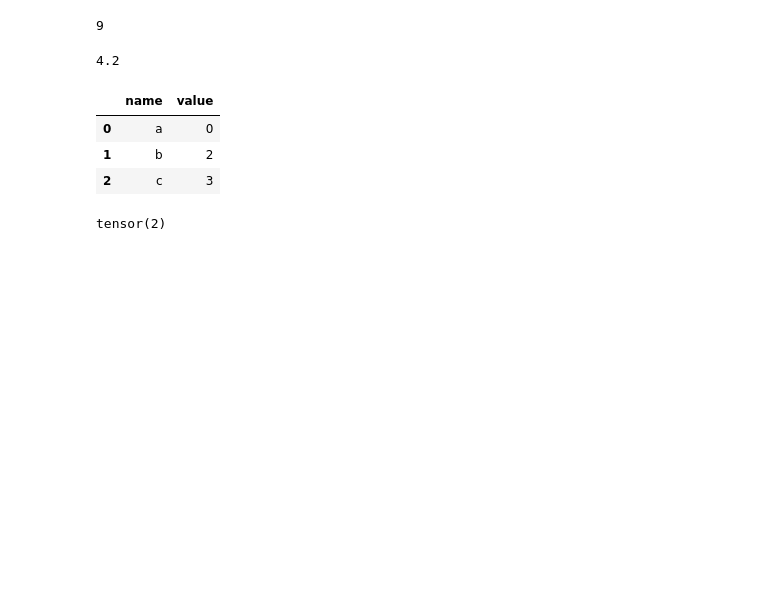
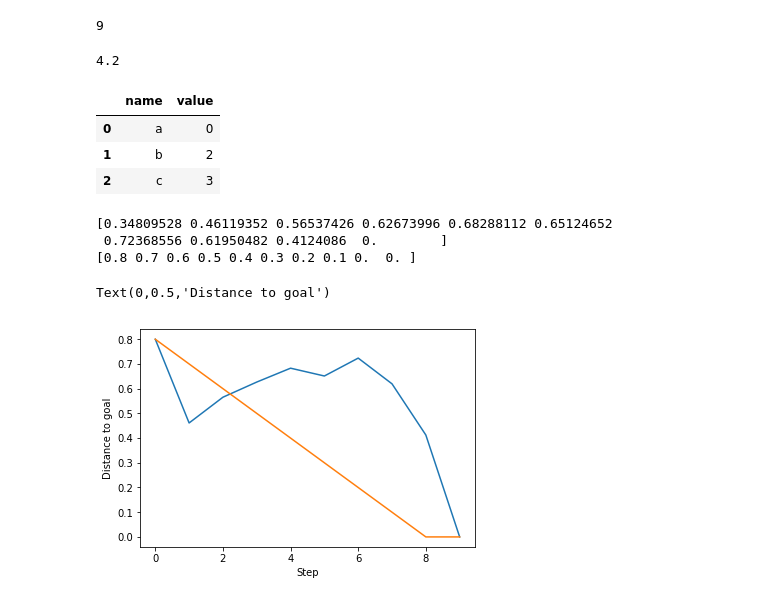
Before and after one commit to Lemoners/Bayesian_Grid, a Jupyter notebook: Utils.ipynb, the cells around one changed output. Drawn from its saved outputs; the diff is of its cells as text; code cells hidden in the pictures; blank space fills up the shorter version.

```diff
--- a/Utils.ipynb
+++ b/Utils.ipynb
@@ -282,8 +282,37 @@ data
 | 0 | a | 0 |
 | 1 | b | 2 |
 | 2 | c | 3 |
-# %%
-a = torch.tensor([[0.0], [0.0]])
-(a == 0).sum(dim=1).sum(dim=0)
-# %% [output]
-tensor(2)
+# %%
+import matplotlib
+import matplotlib.pyplot as plt
+
+import numpy as np
+
+def smooth(data, sm=1):
+    if sm > 1:
+        y = np.ones(sm)*1.0/sm
+        data = np.convolve(y, data, "same")
+    return data
+
+y1 = np.random.rand(9)
+y1 += abs(min(y1))
+y1 = smooth(y1, sm=5)
+y1 = np.append(y1, 0)
+print(y1)
+y2 = sorted(np.arange(9), reverse=True)
+# y2 = smooth(y2, sm=2)
+y2 = np.append(y2, 0)
+y2 = np.array(y2) / 10
+y3 = np.random.rand(10)
+print(y2)
+y1[0] = 0.8
+plt.plot(np.arange(len(y1)), y1)
+plt.plot(np.arange(len(y1)), y2)
+plt.xlabel("Step")
+plt.ylabel("Distance to goal")
+# %% [output]
+[0.34809528 0.46119352 0.56537426 0.62673996 0.68288112 0.65124652
+ 0.72368556 0.61950482 0.4124086  0.        ]
+[0.8 0.7 0.6 0.5 0.4 0.3 0.2 0.1 0.  0. ]
+Text(0,0.5,'Distance to goal')
+[figure, added]
```
Also changed, not shown: 24 other files.
